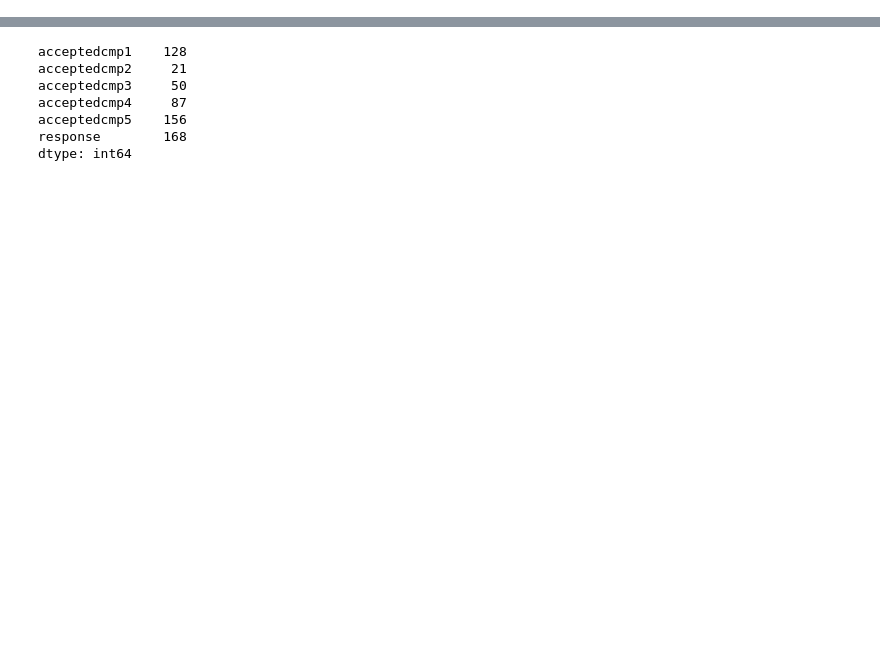
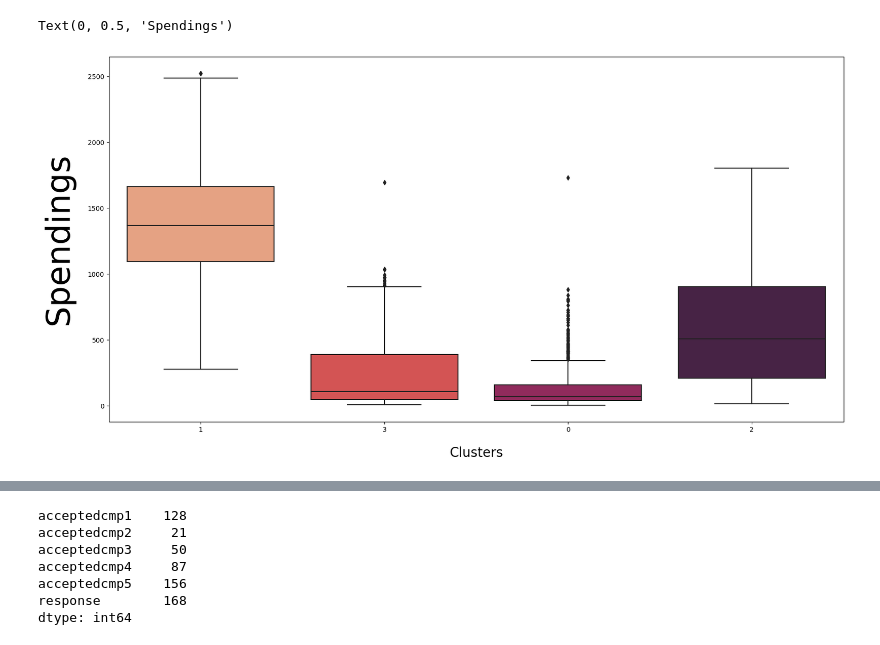
Before and after one commit to shashank297/Customer-Personality-Analysis, a Jupyter notebook: Notebook/test.ipynb, the cells around one changed output, grey strips where cells are left out. Saved outputs shown, nothing was run; the diff lists cells and outputs as text; code cells hidden in the pictures; blank space fills up the shorter version.

```diff
--- a/Notebook/test.ipynb
+++ b/Notebook/test.ipynb
@@ -134,0 +261,10 @@ df=db.execute_query('select * from merge_table',fetch=True)
+# %%
+#Total Spending
+plt.figure(figsize=(20,10))
+
+sns.boxplot(data=df, x='clusters', y = 'spent',palette='rocket_r')
+plt.xlabel('Clusters', fontsize=20, labelpad=20)
+plt.ylabel('Spendings', fontsize=50, labelpad=20)
+# %% [output]
+Text(0, 0.5, 'Spendings')
+[figure, added]
```
Also changed, not shown: parts of 25 cells of this notebook, 6 other files.
